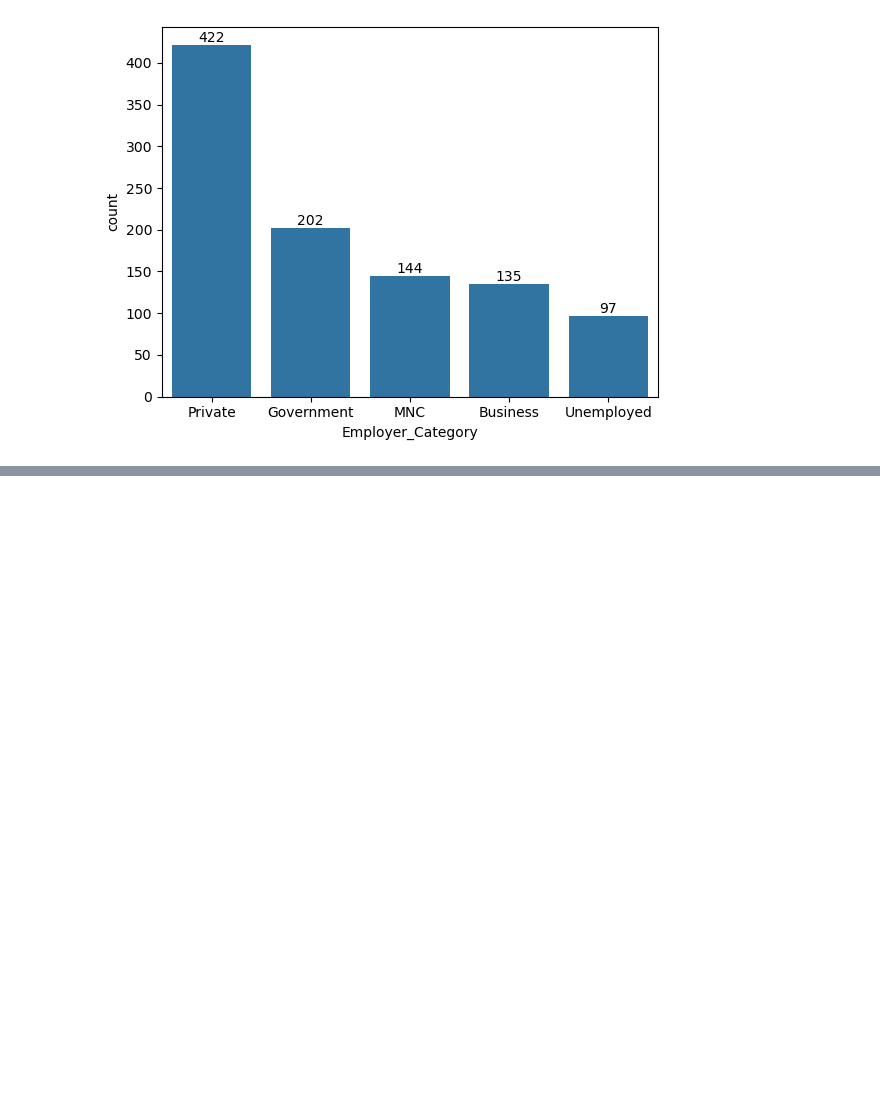
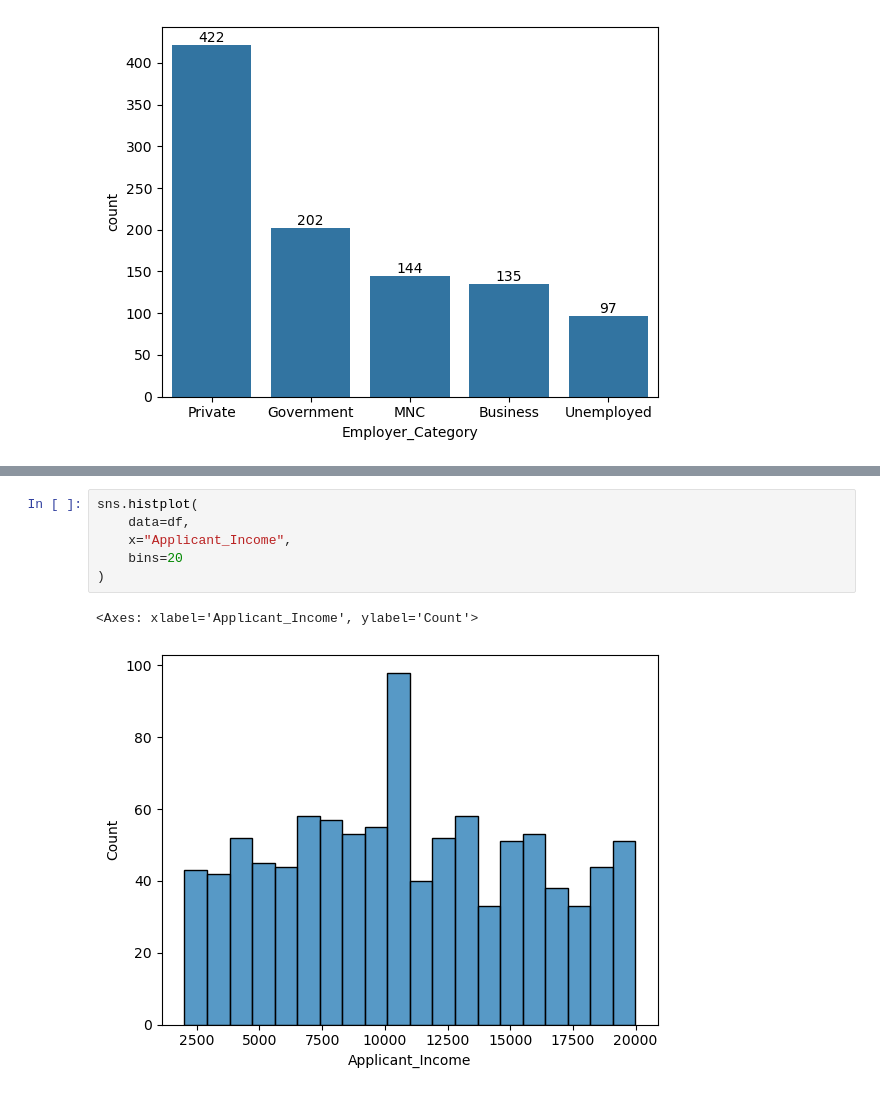
Before and after one commit to imsaadi730/Data-Science, a Jupyter notebook: Projects/Credit Wise Loan System/Credit_wise_loan_system.ipynb, the cells around one changed output, grey strips where cells are left out. Drawn from its saved outputs; the diff is of its cells as text; blank space fills up the shorter version.

```diff
--- a/Projects/Credit Wise Loan System/Credit_wise_loan_system.ipynb
+++ b/Projects/Credit Wise Loan System/Credit_wise_loan_system.ipynb
@@ -222,0 +224,9 @@ sns.barplot(Education_count)
+# %%
+sns.histplot(
+    data=df,
+    x="Applicant_Income",
+    bins=20
+)
+# %% [output]
+<Axes: xlabel='Applicant_Income', ylabel='Count'>
+[figure, added]
```
Also changed, not shown: parts of 15 cells of this notebook.
